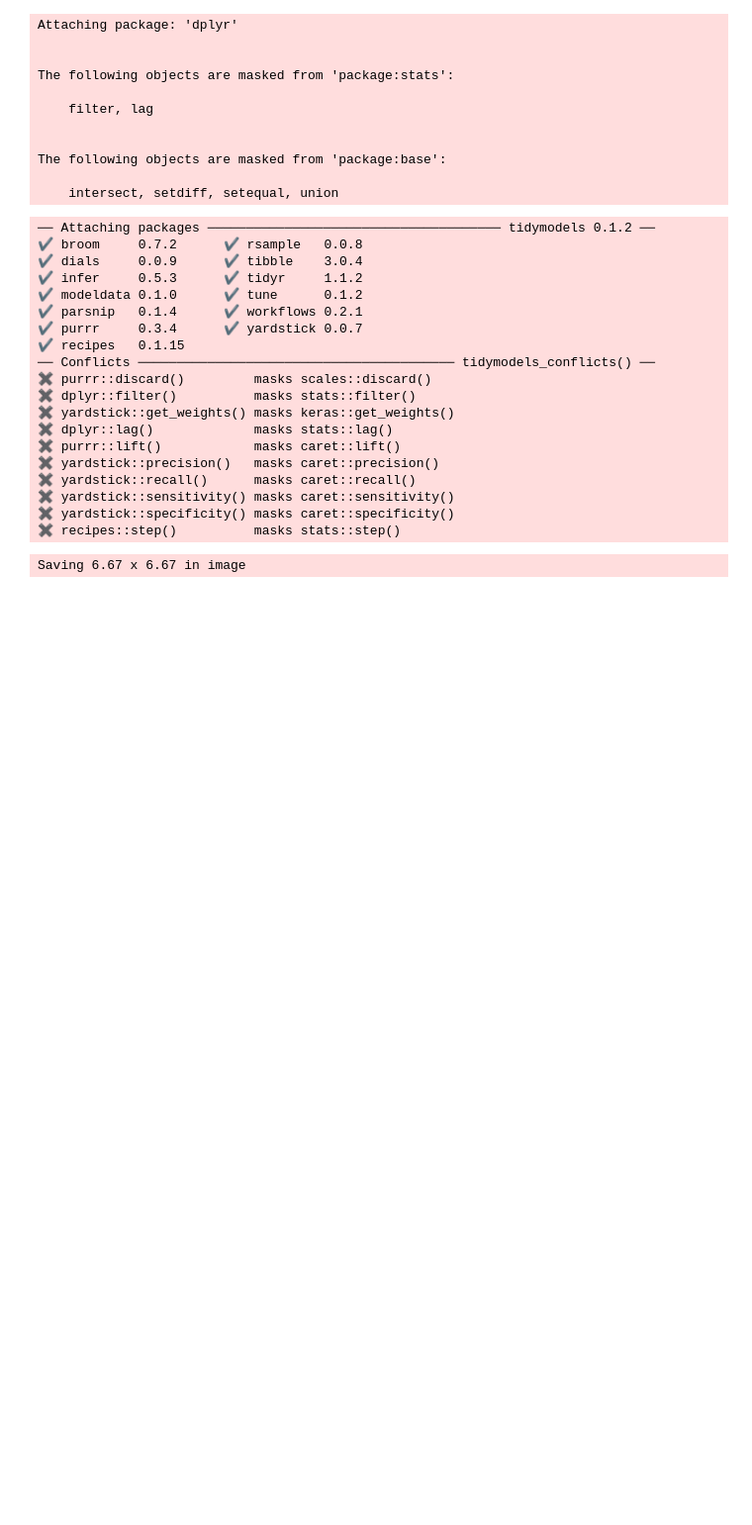
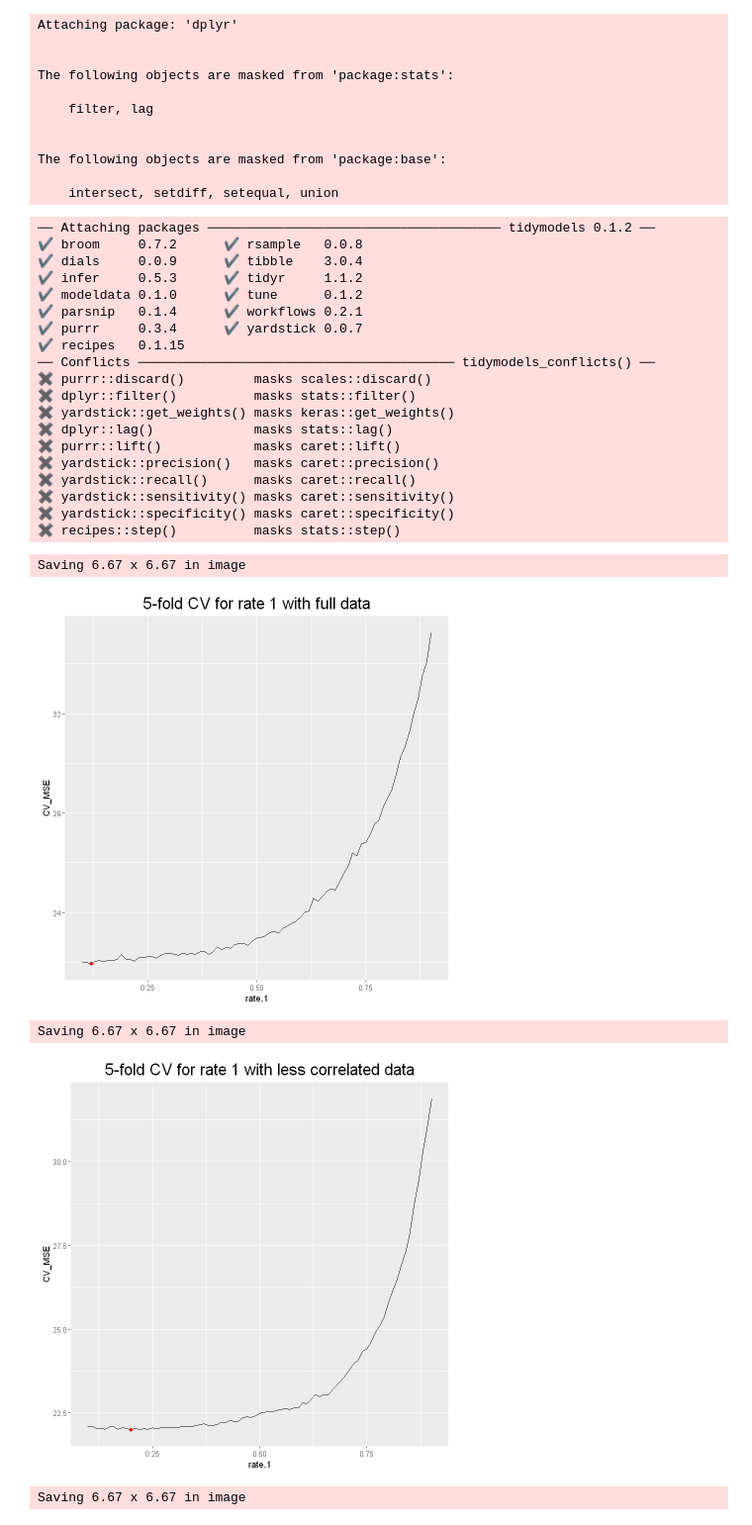
Before and after one commit to BenoitDelec/BIO-322--Predicting-odour-pleasantness-using-ML, a Jupyter notebook: src/Neuronal Network.ipynb, the cells around one changed output. Shown: that part at 99% size. Drawn from its saved outputs; the diff is of its cells as text; code cells hidden in the pictures; blank space fills up the shorter version.

Commit message:
Add files via upload
with mean RSME

```diff
--- a/src/Neuronal Network.ipynb
+++ b/src/Neuronal Network.ipynb
@@ -172,6 +172,29 @@ for (i in rate.1){
 # %%
 full.mean <- rowMeans(full.errors)
 corr.mean <- rowMeans(corr.errors)
+# %%
+full.min <- which.min(full.mean)
+corr.min <- which.min(corr.mean)
+
+full.r1.min <- rate.1[full.min]
+corr.r1.min <- rate.1[corr.min]
+
+theme_update(plot.title = element_text(hjust = 0.5, size = 20))
+
+full.data <- data.frame("rate.1" = rate.1, "CV_MSE" = full.mean)
+full.data %>% ggplot(aes(x = rate.1, y = CV_MSE)) + geom_line() + ggtitle("5-fold CV for rate 1 with full data") +
+geom_point(aes(full.r1.min, full.mean[full.min]), col = "red")
+ggsave("../Pictures/rate1_full.png")
+
+corr.data <- data.frame("rate.1" = rate.1, "CV_MSE" = corr.mean)
+corr.data %>% ggplot(aes(x = rate.1, y = CV_MSE)) + geom_line() + ggtitle("5-fold CV for rate 1 with less correlated data") +
+geom_point(aes(corr.r1.min, corr.mean[corr.min]), col = "red")
+ggsave("../Pictures/rate1_corr.png")
+# %% [output]
+Saving 6.67 x 6.67 in image
+[figure, added]
+Saving 6.67 x 6.67 in image
+[figure, added]
 # %%
 full.errors <- c()
 corr.errors <- c()
```
Also changed, not shown: parts of 5 cells of this notebook, 2 other files.
